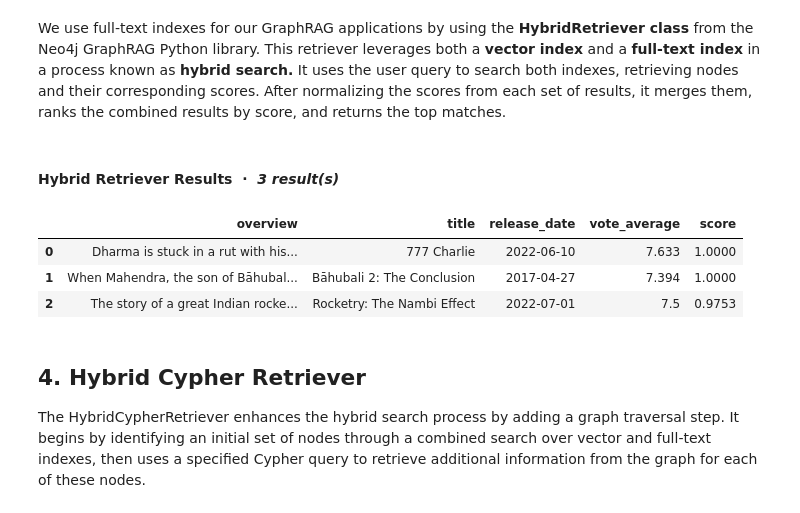
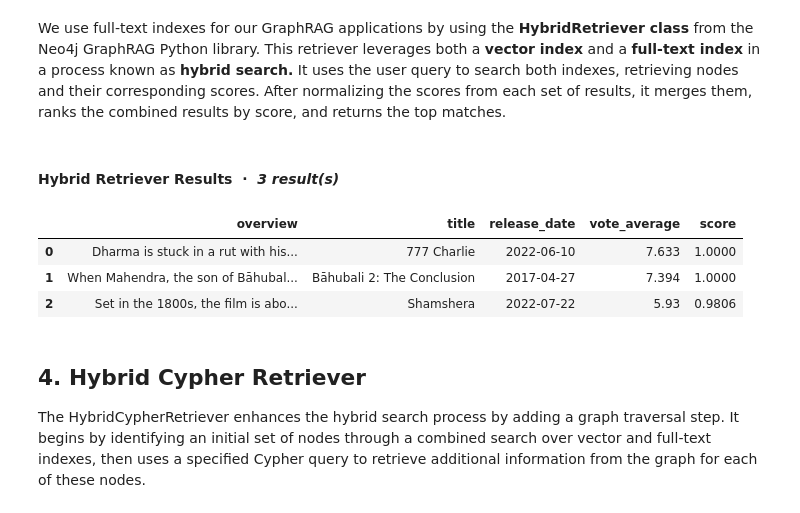
Before and after one commit to genaiconference/Agentic_KAG_Workshop_DHS_2026, a Jupyter notebook: 03_2_retrieve_data_from_knowledge_graph.ipynb, the cells around one changed output. Cells and saved outputs as stored; diff of their text form; code cells hidden in the pictures.

```diff
--- a/03_2_retrieve_data_from_knowledge_graph.ipynb
+++ b/03_2_retrieve_data_from_knowledge_graph.ipynb
@@ -453,33 +498,33 @@ We use full-text indexes for our GraphRAG applications by using the **HybridRetr
 # %%
 from neo4j_graphrag.retrievers import HybridRetriever
 
 hybrid_retriever = HybridRetriever(
     driver=driver,
     vector_index_name="movie_embedding_index",
     fulltext_index_name="movie_text_index",
     embedder=embedder,
     return_properties=[
         "title",
         "overview",
         "vote_average",
         "release_date"
     ]
 )
 
-query_text = "An epic space sci-fi featuring a character named Bahubali"
+query_text = "An epic historical movie featuring a character named Bahubali"
 retriever_result = hybrid_retriever.search(
     query_text=query_text,
     top_k=3
 )
 
 # Pretty-print the results as a tidy DataFrame
 pretty_retriever_results(retriever_result, title="Hybrid Retriever Results")
 # %% [output]
 #### Hybrid Retriever Results  &nbsp;·&nbsp; _3 result(s)_
 |  | overview | title | release_date | vote_average | score |
 | 0 | Dharma is stuck in a rut with his... | 777 Charlie | 2022-06-10 | 7.633 | 1.0000 |
 | 1 | When Mahendra, the son of Bāhubal... | Bāhubali 2: The Conclusion | 2017-04-27 | 7.394 | 1.0000 |
-| 2 | The story of a great Indian rocke... | Rocketry: The Nambi Effect | 2022-07-01 | 7.5 | 0.9753 |
+| 2 | Set in the 1800s, the film is abo... | Shamshera | 2022-07-22 | 5.93 | 0.9806 |
 # %% [markdown]
 ## 4. Hybrid Cypher Retriever
 The HybridCypherRetriever enhances the hybrid search process by adding a graph traversal step. It begins by identifying an initial set of nodes through a combined search over vector and full-text indexes, then uses a specified Cypher query to retrieve additional information from the graph for each of these nodes.
```
Also changed, not shown: parts of 8 cells of this notebook.
